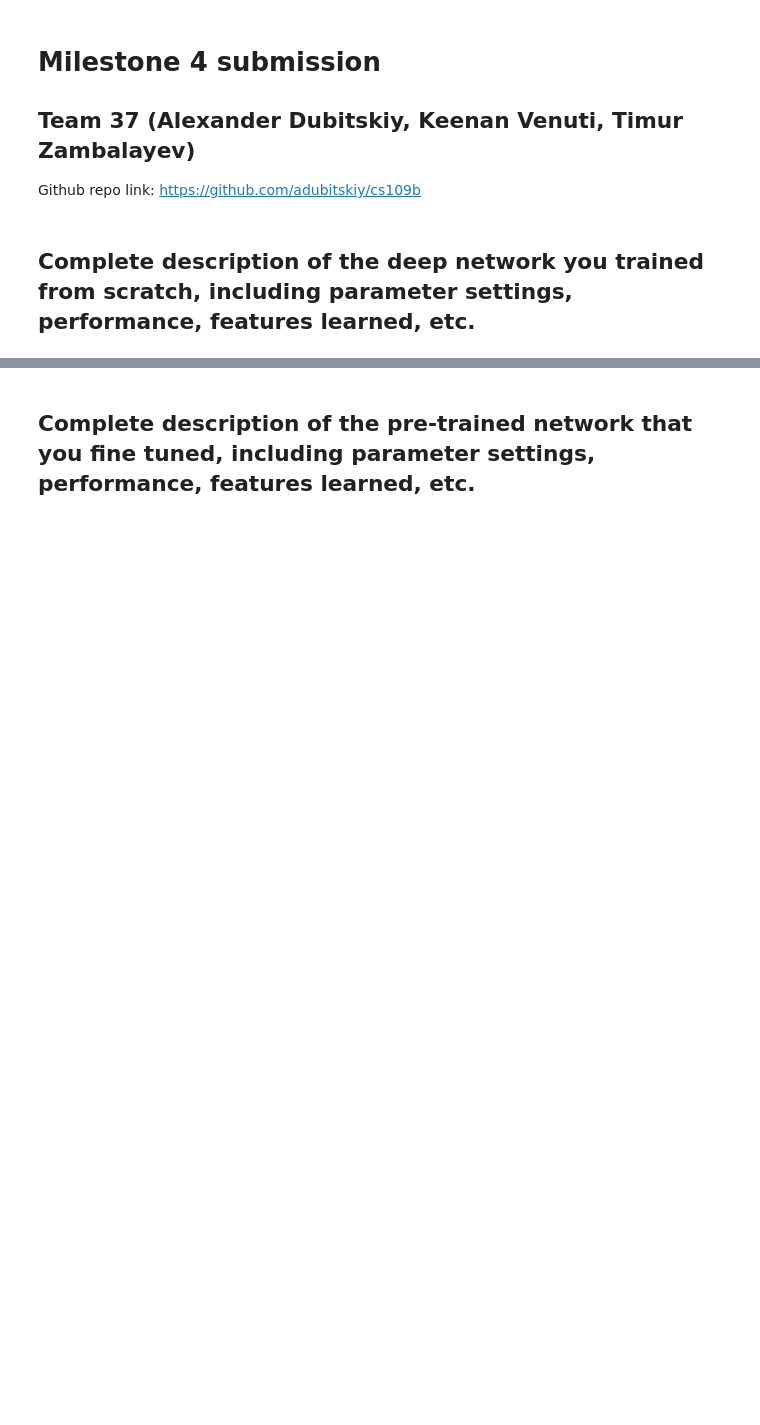
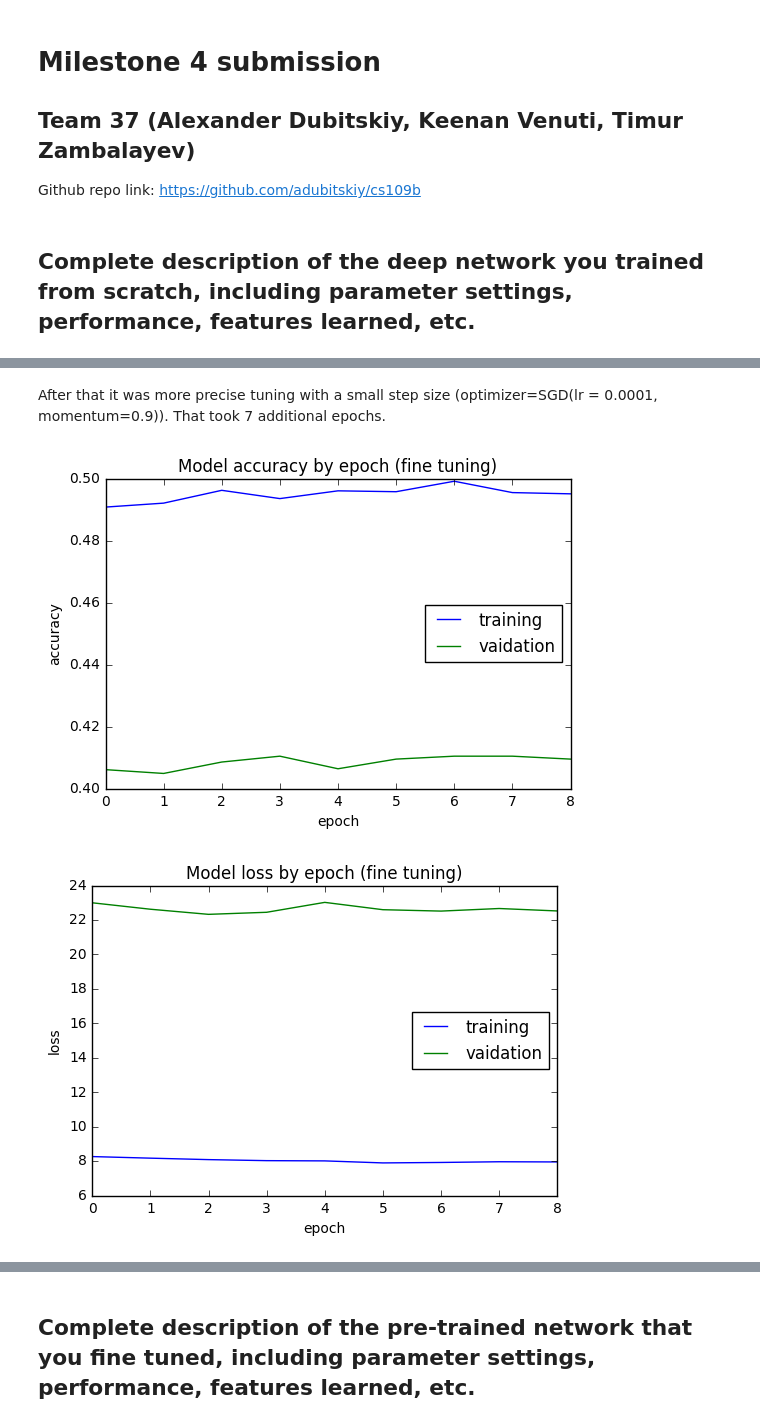
Before and after one commit to adubitskiy/cs109b, a Jupyter notebook: Milestone_4_Submission_Group_37.ipynb, the cells around one changed output, grey strips where cells are left out. Cells and saved outputs as stored; diff of their text form; code cells hidden in the pictures; blank space fills up the shorter version.

```diff
--- a/Milestone_4_Submission_Group_37.ipynb
+++ b/Milestone_4_Submission_Group_37.ipynb
@@ -71,0 +46,11 @@ The result the average f1-score = 0.51. It's better than 0.37 we had in Mileston
+# %% [markdown]
+After that it was more precise tuning with a small step size (optimizer=SGD(lr = 0.0001, momentum=0.9)).
+That took 7 additional epochs.
+# %%
+from IPython.display import Image, display
+
+display(Image(filename='Milestone_4/m4_accuracy_fine_tuning.png'))
+display(Image(filename='Milestone_4/m4_loss_fine_tuning.png'))
+# %% [output]
+[figure, added]
+[figure, added]
```
Also changed, not shown: parts of 3 cells of this notebook, 4 other files.
